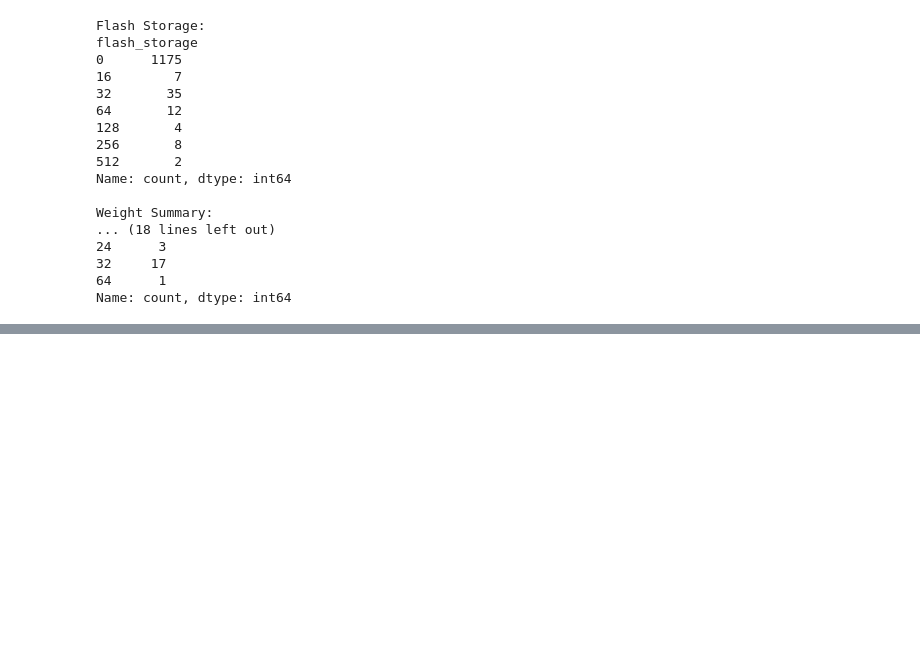
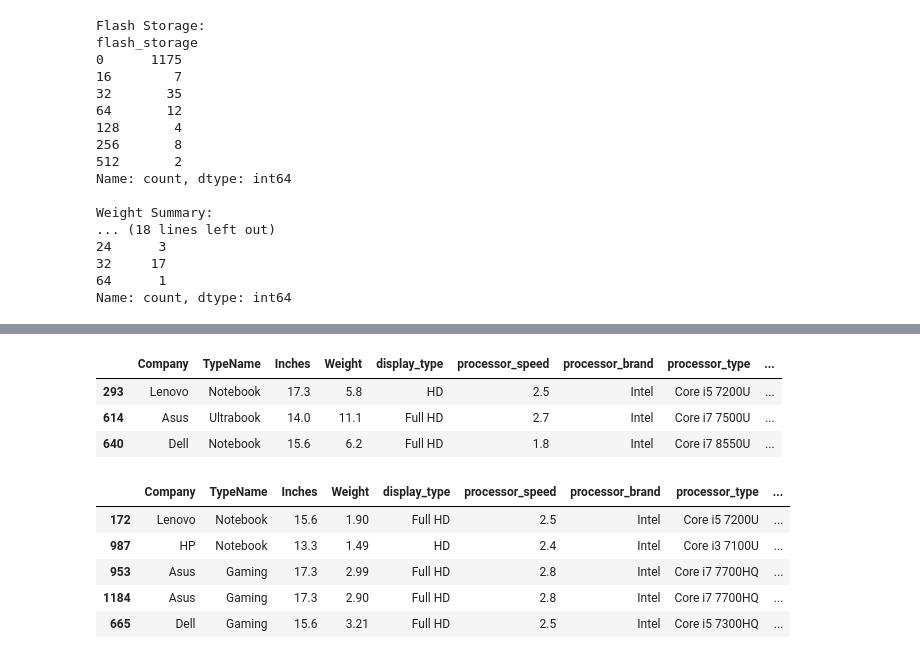
Before and after one commit to shivanshu-web/Mini_Project, a Jupyter notebook: EDA.ipynb, the cells around one changed output, grey strips where cells are left out. Saved outputs shown, nothing was run; the diff lists cells and outputs as text; code cells hidden in the pictures; blank space fills up the shorter version.

```diff
--- a/EDA.ipynb
+++ b/EDA.ipynb
@@ -238,0 +474,5 @@ Name: count, dtype: int64
+# %%
+clean_df.loc[201, "Weight"] = similar_laptops["Weight"].median()
+
+print("Weight at index 201:", clean_df.loc[201, "Weight"])
+print("Missing Weight values:", clean_df["Weight"].isnull().sum())
@@ -238,0 +493,7 @@ Name: count, dtype: int64
+# %%
+# Keep the first occurrence and remove duplicate rows
+clean_df = clean_df.drop_duplicates(keep="first")
+
+# Verify duplicates are removed
+print("Duplicate rows remaining:", clean_df.duplicated().sum())
+print("Dataset shape:", clean_df.shape)
@@ -238,0 +523,23 @@ Name: count, dtype: int64
+# %%
+# Display laptops weighing more than 5 kg
+display(
+    clean_df[clean_df["Weight"] > 5]
+)
+# %% [output]
+|  | Company | TypeName | Inches | Weight | display_type | processor_speed | processor_brand | processor_type | ... |
+| 293 | Lenovo | Notebook | 17.3 | 5.8 | HD | 2.5 | Intel | Core i5 7200U | ... |
+| 614 | Asus | Ultrabook | 14.0 | 11.1 | Full HD | 2.7 | Intel | Core i7 7500U | ... |
+| 640 | Dell | Notebook | 15.6 | 6.2 | Full HD | 1.8 | Intel | Core i7 8550U | ... |
+# %%
+clean_df["ppi"]=(clean_df['Resolution_Width']**2+clean_df["Resolution_Height"]**2)**0.5/clean_df["Inches"]
+# %%
+clean_df.drop(columns=["Resolution_Width","Resolution_Height"],inplace=True)
+# %%
+clean_df.sample(5)
+# %% [output]
+|  | Company | TypeName | Inches | Weight | display_type | processor_speed | processor_brand | processor_type | ... |
+| 172 | Lenovo | Notebook | 15.6 | 1.90 | Full HD | 2.5 | Intel | Core i5 7200U | ... |
+| 987 | HP | Notebook | 13.3 | 1.49 | HD | 2.4 | Intel | Core i3 7100U | ... |
+| 953 | Asus | Gaming | 17.3 | 2.99 | Full HD | 2.8 | Intel | Core i7 7700HQ | ... |
+| 1184 | Asus | Gaming | 17.3 | 2.90 | Full HD | 2.8 | Intel | Core i7 7700HQ | ... |
+| 665 | Dell | Gaming | 15.6 | 3.21 | Full HD | 2.5 | Intel | Core i5 7300HQ | ... |
```
Also changed, not shown: parts of 36 cells of this notebook.
